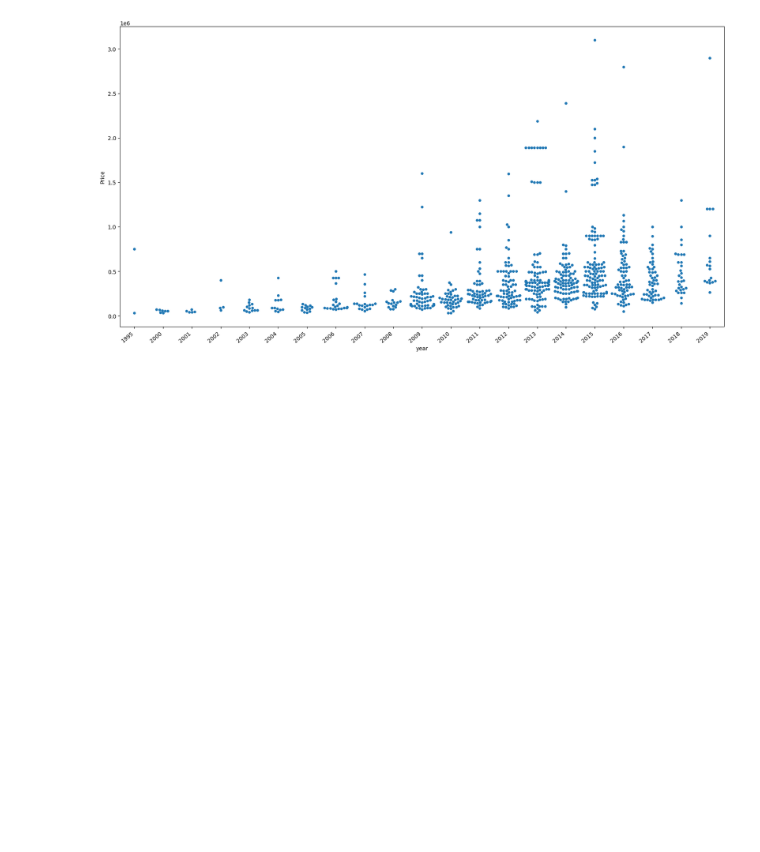
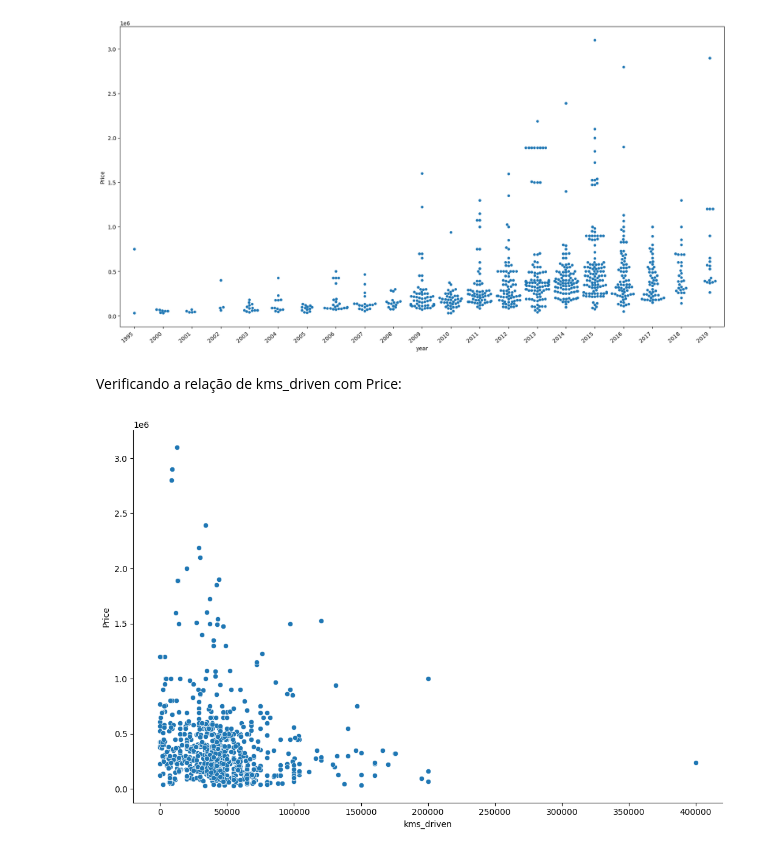
Before and after one commit to KARINAgoncalvesSOARES/ML_verificando_peco_carro, a Jupyter notebook: predicao_preco_car.ipynb, the cells around one changed output. Cells and saved outputs as stored; diff of their text form; code cells hidden in the pictures; blank space fills up the shorter version.

Commit message:
Relação entre kms e Price

```diff
--- a/predicao_preco_car.ipynb
+++ b/predicao_preco_car.ipynb
@@ -374,3 +374,10 @@ ax.set_xticklabels(ax.get_xticklabels(), rotation=40, ha='right')
 plt.show()
 # %% [output]
 [figure]
+# %% [markdown]
+Verificando a relação de kms_driven com Price:
+# %%
+sns.relplot(x='kms_driven',y='Price', data=df2, height=7, aspect=1.5)
+plt.show()
+# %% [output]
+[figure, added]
```
